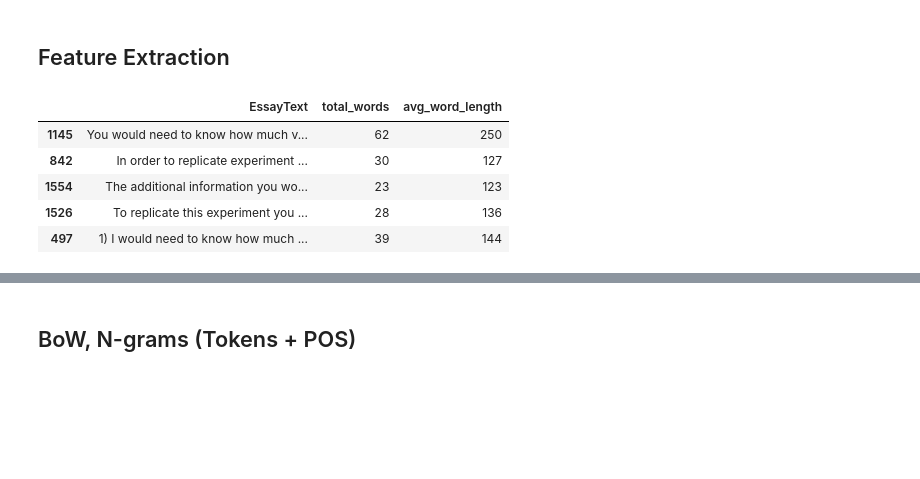
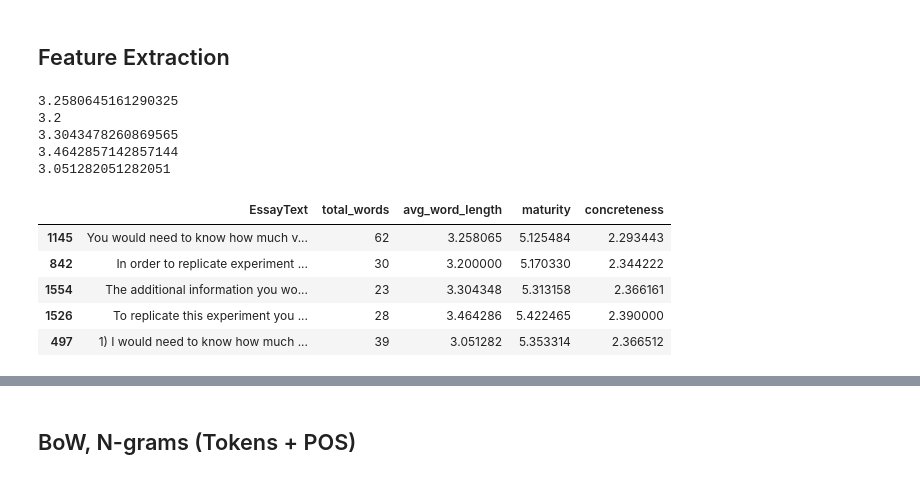
Before and after one commit to devanshi28/finalProject, a Jupyter notebook: experiments/WIP.ipynb, the cells around one changed output, grey strips where cells are left out. Drawn from its saved outputs; the diff is of its cells as text; code cells hidden in the pictures; blank space fills up the shorter version.

```diff
--- a/experiments/WIP.ipynb
+++ b/experiments/WIP.ipynb
@@ -121,46 +121,87 @@ new_df.head()
 content_words = ['NOUN', 'PROPN', 'VERB', 'ADJ', 'ADV']
 tokens = []
 word_count = []
-tmp_word_len = []
+
 avg_word_len = []
 X_train = pd.DataFrame()
+
+aoa_ratings_df = pd.read_csv(ratingsFolder/'AoA_Ratings.csv')
+aoa_ratings = dict(zip(aoa_ratings_df.Word, aoa_ratings_df.AoA))
+maturity_tokens = []
+maturity = []
+
+conc_ratings_df = pd.read_csv(ratingsFolder/'Concreteness_Ratings.csv')
+conc_ratings = dict(zip(conc_ratings_df.Word, conc_ratings_df.Concreteness))
+concreteness = []
+conc_tokens = []
 
 
 for doc in nlp.pipe(new_df['EssayText'], batch_size=50, n_threads=4):
 
     if doc.is_parsed:
 
+
+
         #Add placeholders for CONTENT words, else parse as usual
         tokens.append(['__{}__'.format(w.pos_) if w.pos_ in content_words else w.lemma_.lower() for w in doc])
 
         #Count words which are not punctuation
+        tmp_word_count = []
         word_count.append(len([w for w in doc if not w.is_punct]))
+        tmp_word_count.append([len(w.shape_) for w in doc if not w.is_punct])
+
+        for i in tmp_word_count:
+            avg_word_len.append(sum(i)/len(i))
 
 
-        #word_len.append(np.sum([len(w) for w in doc if not w.is_punct]))
+        #-------------------Maturity
+        mat_tmp = []
+        maturity_tokens.append([w.text.lower() if w.lemma_ == '-PRON-' else w.lemma_.lower() for w in doc])
+
+        #maturity.append([value.get('name') for value in d.values()])
+        mat_tmp.append([aoa_ratings[t] for a in maturity_tokens for t in a if t in aoa_ratings])
+
+         #Now get avg maturity per doc
+        for j in mat_tmp:
+            maturity.append(sum(j)/len(j))
+
+        #----------Concreteness
+        conc_tmp = []
+        conc_tokens.append([w.text.lower() for w in doc])
+        conc_tmp.append([conc_ratings[t] for a in conc_tokens for t in a if t in conc_ratings])
+
+        #Now get avg concreteness per doc
+        for k in conc_tmp:
+            concreteness.append(sum(k)/len(k))
 
     else:
         # We want to make sure that the lists of parsed results have the
         # same number of entries of the original Dataframe, so add some blanks in case the parse fails
 
         tokens.append(None)
         word_count.append(None)
-        word_len.append(None)
-
-
+        avg_word_len.append(None)
+        maturity.append(None)
+        concreteness.append(None)
 
 
 
 new_df['total_words'] = word_count
-new_df['avg_word_length'] = word_len
-# X_train['lemmas'] = lemmas
-# X_train['sentences'] = sentences
+new_df['avg_word_length'] = avg_word_len
+new_df['maturity'] = maturity
+new_df['concreteness'] = concreteness
+
 
 new_df.head()
 # %% [output]
+3.2580645161290325
+3.2
+3.3043478260869565
+3.4642857142857144
+3.051282051282051
-|  | EssayText | total_words | avg_word_length |
-| 1145 | You would need to know how much v... | 62 | 250 |
-| 842 | In order to replicate experiment ... | 30 | 127 |
-| 1554 | The additional information you wo... | 23 | 123 |
-| 1526 | To replicate this experiment you ... | 28 | 136 |
-| 497 | 1) I would need to know how much ... | 39 | 144 |
+|  | EssayText | total_words | avg_word_length | maturity | concreteness |
+| 1145 | You would need to know how much v... | 62 | 3.258065 | 5.125484 | 2.293443 |
+| 842 | In order to replicate experiment ... | 30 | 3.200000 | 5.170330 | 2.344222 |
+| 1554 | The additional information you wo... | 23 | 3.304348 | 5.313158 | 2.366161 |
+| 1526 | To replicate this experiment you ... | 28 | 3.464286 | 5.422465 | 2.390000 |
+| 497 | 1) I would need to know how much ... | 39 | 3.051282 | 5.353314 | 2.366512 |
```
Also changed, not shown: parts of 16 cells of this notebook.
